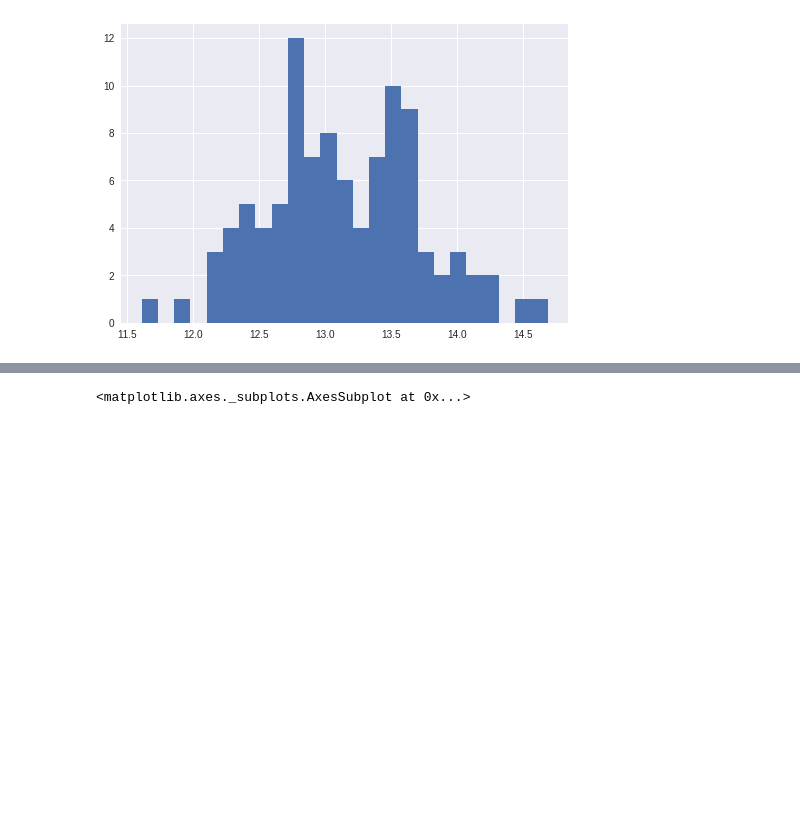
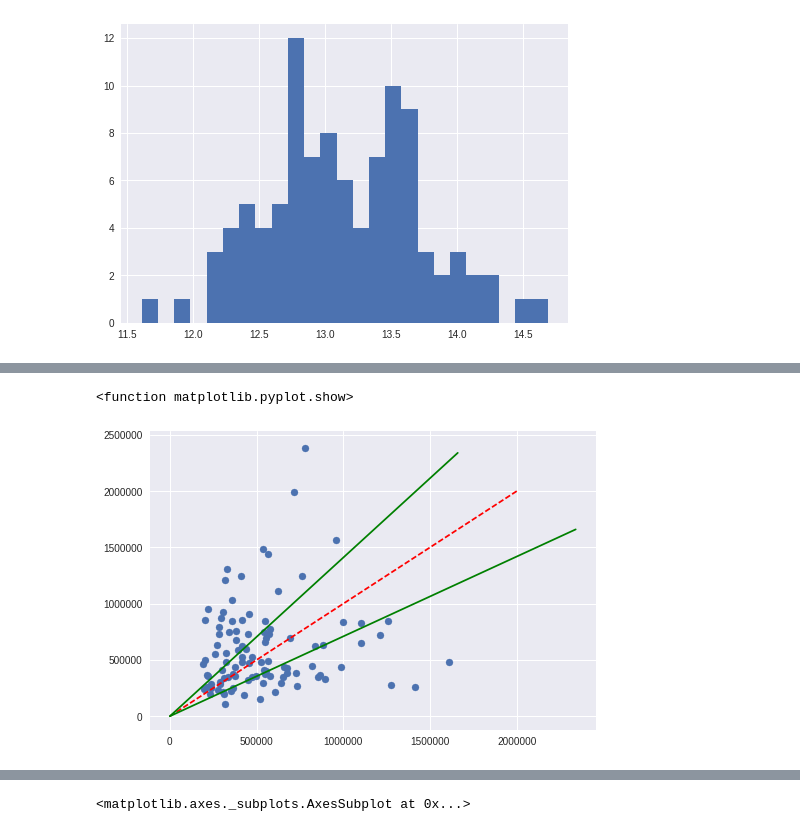
Before and after one commit to solidarite/friend, a Jupyter notebook: README.ipynb, the cells around one changed output, grey strips where cells are left out. Cells and saved outputs as stored; diff of their text form; code cells hidden in the pictures; blank space fills up the shorter version.

```diff
--- a/README.ipynb
+++ b/README.ipynb
@@ -187,2 +194,11 @@ plt.hist(np.log(XY.price), bins = 25)
+# %%
+plt.plot([0,2000000],[0,2000000],'--',color="red")
+plt.plot([0,1660000],[0,2340000],color="green")
+plt.plot([0,2340000],[0,1660000],color="green")
+plt.scatter(numerical['price_predict'],numerical['price_target'])
+plt.show
+# %% [output]
+<function matplotlib.pyplot.show>
+[figure, added]
 # %%
 plt.plot([0,2000000],[0,2000000],'--',color="red")
```
Also changed, not shown: parts of 11 cells of this notebook.
